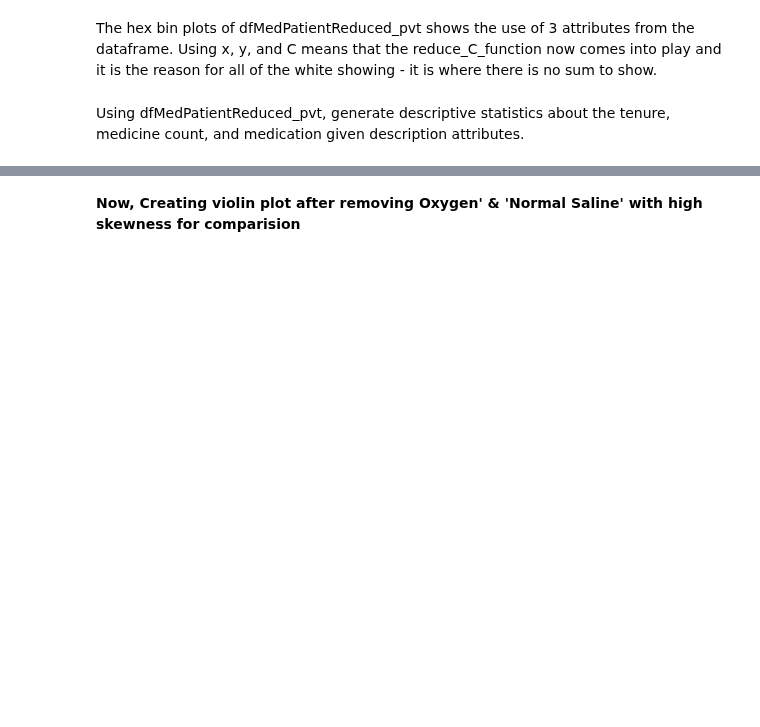
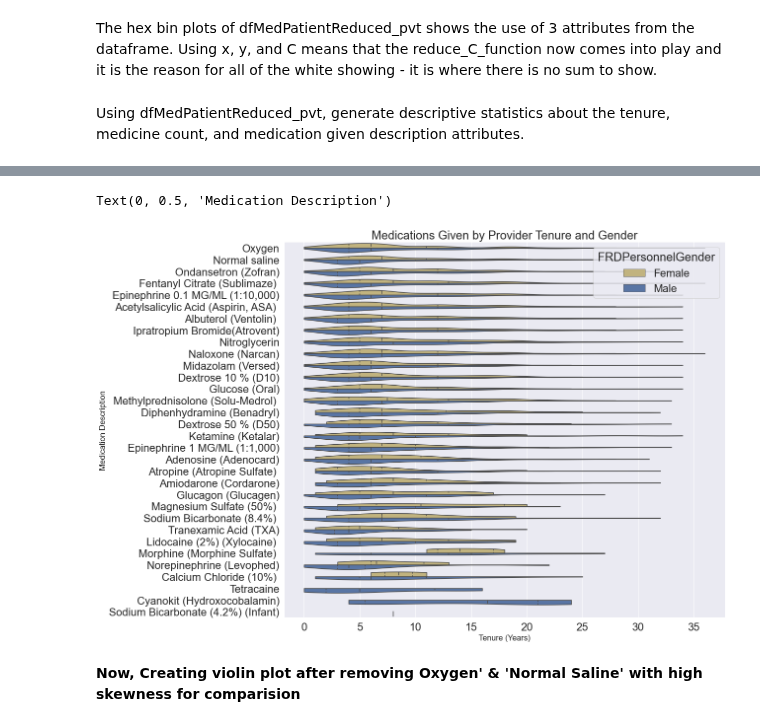
Before and after one commit to data-rescue/ems-analytics, a Jupyter notebook: notebooks/20210323-au-medication-tenure-relation.ipynb, the cells around one changed output, grey strips where cells are left out. Saved outputs shown, nothing was run; the diff lists cells and outputs as text; code cells hidden in the pictures; blank space fills up the shorter version.

```diff
--- a/notebooks/20210323-au-medication-tenure-relation.ipynb
+++ b/notebooks/20210323-au-medication-tenure-relation.ipynb
@@ -475,16 +579,19 @@ plt.ylabel("Medication Description", size=16)
 # %%
 ##plt.title('Medication Given vs Tenure Violinplot')
-plt.figure(figsize=(16,18))
+plt.figure(figsize=(16,14))
 sns.set(style="darkgrid")
 sns.set(font_scale = 2)
 sns.violinplot(x="TenureYears",y="Medication_Given_Description",
                data=dfMedPatientReduced, hue="FRDPersonnelGender", split=True, dodge =True,
                scale='area',
               order=MedicationGivenOrder, cut=0, inner="quartile", height=15, aspect=.8, palette={"Male": "b", "Female": "y"});
 plt.title('Medications Given by Provider Tenure and Gender')
 plt.xlabel("Tenure (Years)", size=16)
 plt.ylabel("Medication Description", size=16)
 ##plt.savefig("barplot_MedicationGiven_byProviderTenureGender.png")
+# %% [output]
+Text(0, 0.5, 'Medication Description')
+[figure, added]
 # %% [markdown]
 <b>Now, Creating violin plot after removing Oxygen' & 'Normal Saline' with high skewness for comparision</b>
 # %%
```
Also changed, not shown: parts of 56 cells of this notebook.
